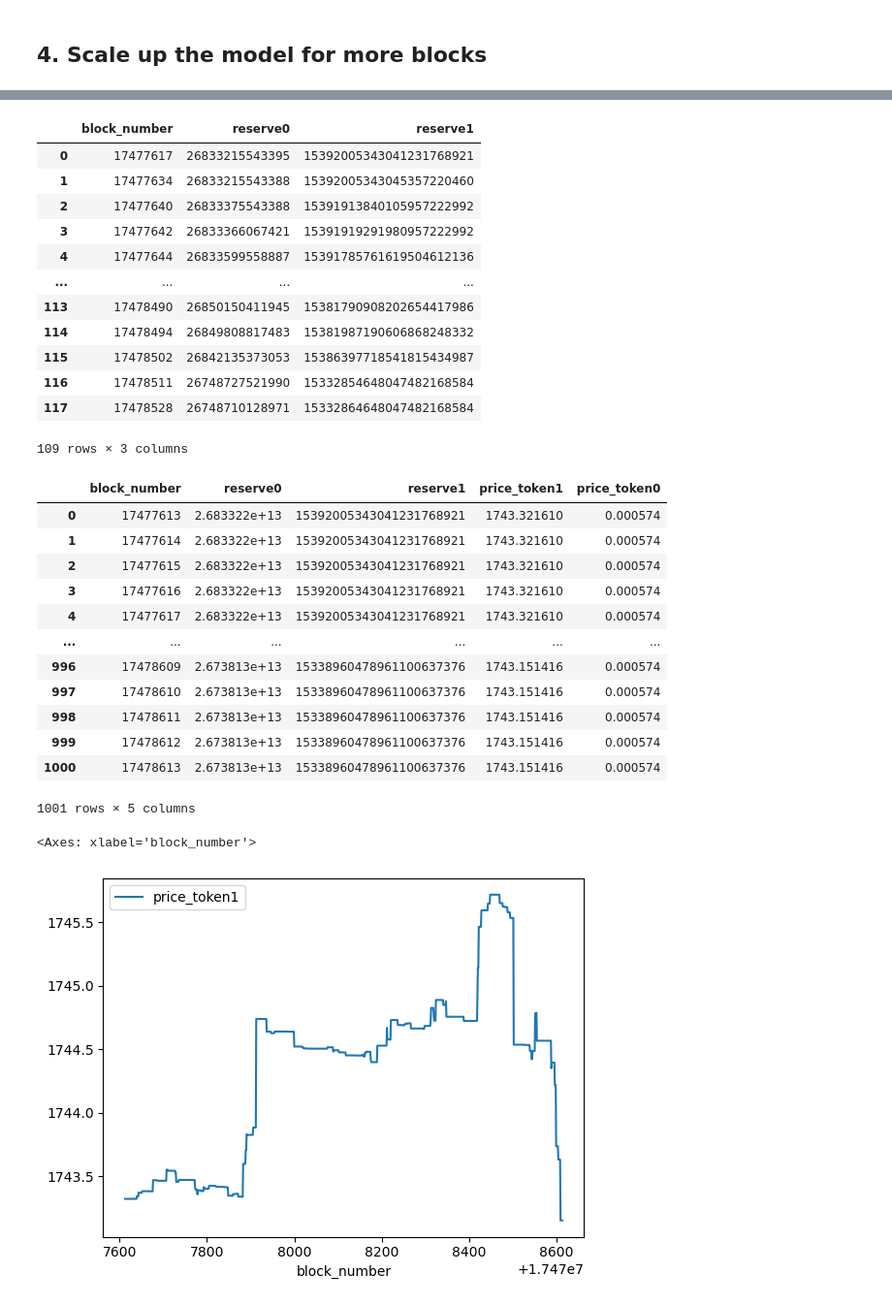
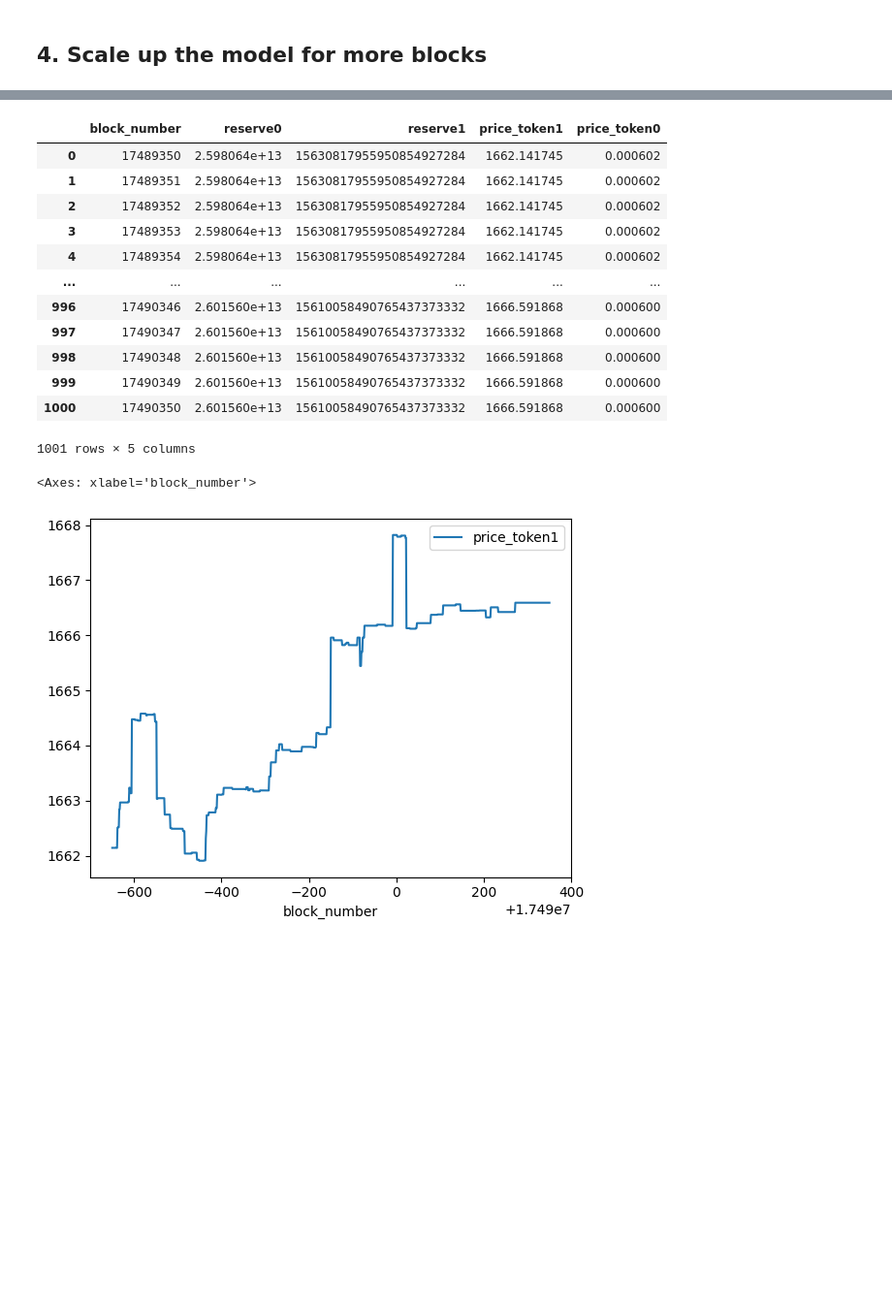
Before and after one commit to credmark/credmark-models-notebook, a Jupyter notebook: workshop/20230620-MetricsDAO.ipynb, the cells around one changed output, grey strips where cells are left out. Shown at 97% size. Cells and saved outputs as stored; diff of their text form; code cells hidden in the pictures; blank space fills up the shorter version.

Commit message:
post-discussion update

```diff
--- a/workshop/20230620-MetricsDAO.ipynb
+++ b/workshop/20230620-MetricsDAO.ipynb
@@ -44,10 +73,11 @@ print((wbtc.symbol, wbtc.total_supply, wbtc.decimals))
 # %%
-# fetch the recent WBTC transfers
+# Fetch the recent WBTC transfers
 
 with context.ledger.TokenTransfer as q:
-    df = q.select(q.columns,
-                  where=q.TOKEN_ADDRESS.eq(wbtc.address).and_(q.BLOCK_NUMBER.between_(context.block_number - 1000000, context.block_number)),
-                  order_by=q.BLOCK_NUMBER.desc(), limit=1).to_dataframe()
+    df = q.select(columns=q.columns,
+                  where=q.TOKEN_ADDRESS.eq(wbtc.address).and_(q.BLOCK_NUMBER.between_(context.block_number - 1000, context.block_number)),
+                  order_by=q.BLOCK_NUMBER.desc(),
+                  limit=1).to_dataframe()
 
 display(df)
 # %% [output]
@@ -142,7 +173,7 @@ print(price_eth)
 ## 3. Write a model
 # %%
 from credmark.cmf.model import Model
-
+from credmark.cmf.types import Contract, Token
 
 @Model.describe(
     slug='jit.uniswap-v2-reserve',
@@ -150,13 +181,18 @@ from credmark.cmf.model import Model
     input=Contract,
     output=dict)
 class UniswapV2Reserve(Model):
-    def run(self, input):
+    def run(self, input: Contract):
+        # get the tokens in this pool
         token0_addr = input.functions.token0().call()
         token1_addr = input.functions.token1().call()
+        # create the Token objects
         token0 = Token(token0_addr)
         token1 = Token(token1_addr)
+        # get the reserve
         _reserve0, _reserve1, _block_timestamp_last = input.functions.getReserves().call()
+        # calculate the price
         price_token1 = token0.scaled(_reserve0) / token1.scaled(_reserve1)
+        # return the result
         return {'price_token1': price_token1,
                 'price_token0': 1 / price_token1,
                 'reserve0': _reserve0,
@@ -202,11 +252,9 @@ for offset in range(10):
 # %%
-# Uniswap V2 pool's reserve changes with Mint/Burn/Swap, it kept a record of these events.
-# Event Sync occurs together with Mint/Burn to record the reserve, that's we need.
 # Let's query the ledger database for the event log for Sync.
 # Querying this data only takes less than a second.
 
 with eth_usdc_pool.ledger.events.Sync as q:
-    df = q.select(q.columns,
+    df = q.select(columns=q.columns,
                   where=q.BLOCK_NUMBER.ge(context.block_number-1000),
                   order_by=q.BLOCK_NUMBER.comma_(q.LOG_INDEX)).to_dataframe()
 
@@ -260,69 +279,42 @@ display(df_post_events)
 # %%
 import pandas as pd
 
 df_clean = (df
             .drop_duplicates(subset=['block_number'], keep='last')
             .loc[:, ['block_number', 'evt_reserve0', 'evt_reserve1']]
             .rename(columns={'evt_reserve0': 'reserve0', 'evt_reserve1': 'reserve1'})
             .assign(block_number=lambda x: x.block_number.astype(int),
                     reserve0=lambda x: x.reserve0.apply(int),
                     reserve1=lambda x: x.reserve1.apply(int),))
-
-display(df_clean)
-
-df_clean = pd.concat([df_clean, df_post_events]).reset_index(drop=True)
-
-current_reserve = context.run_model('jit.uniswap-v2-reserve',
-                                    {'address': '0xB4e16d0168e52d35CaCD2c6185b44281Ec28C9Dc'})
-
-if df_clean.empty or df_clean.loc[df_clean.shape[0]-1, 'block_number'] != context.block_number:
-    df_clean = pd.concat([
-        df_clean,
-        pd.DataFrame({'block_number': [context.block_number],
-                      'reserve0': [current_reserve['reserve0']],
-                      'reserve1': [current_reserve['reserve1']]})]).reset_index(drop=True)
 
 df_clean['price_token1'] = token0.scaled(df_clean['reserve0']) / token1.scaled(df_clean['reserve1'])
 df_clean['price_token0'] = 1 / df_clean['price_token1']
 
 df_clean = (df_clean
             .merge(pd.DataFrame({'block_number': range(context.block_number-1000, context.block_number+1)}), how='right')
             .sort_values('block_number')
             .fillna(method='ffill')
             .fillna(method='bfill'))
 
 display(df_clean)
 
 df_clean.plot('block_number', 'price_token1')
 # %% [output]
-|  | block_number | reserve0 | reserve1 |
-| 0 | 17477617 | 26833215543395 | 15392005343041231768921 |
-| 1 | 17477634 | 26833215543388 | 15392005343045357220460 |
-| 2 | 17477640 | 26833375543388 | 15391913840105957222992 |
-| 3 | 17477642 | 26833366067421 | 15391919291980957222992 |
-| 4 | 17477644 | 26833599558887 | 15391785761619504612136 |
-| ... | ... | ... | ... |
-| 113 | 17478490 | 26850150411945 | 15381790908202654417986 |
-| 114 | 17478494 | 26849808817483 | 15381987190606868248332 |
-| 115 | 17478502 | 26842135373053 | 15386397718541815434987 |
-| 116 | 17478511 | 26748727521990 | 15332854648047482168584 |
-| 117 | 17478528 | 26748710128971 | 15332864648047482168584 |
+|  | block_number | reserve0 | reserve1 | price_token1 | price_token0 |
+| 0 | 17489350 | 2.598064e+13 | 15630817955950854927284 | 1662.141745 | 0.000602 |
+| 1 | 17489351 | 2.598064e+13 | 15630817955950854927284 | 1662.141745 | 0.000602 |
+| 2 | 17489352 | 2.598064e+13 | 15630817955950854927284 | 1662.141745 | 0.000602 |
+| 3 | 17489353 | 2.598064e+13 | 15630817955950854927284 | 1662.141745 | 0.000602 |
+| 4 | 17489354 | 2.598064e+13 | 15630817955950854927284 | 1662.141745 | 0.000602 |
+| ... | ... | ... | ... | ... | ... |
+| 996 | 17490346 | 2.601560e+13 | 15610058490765437373332 | 1666.591868 | 0.000600 |
+| 997 | 17490347 | 2.601560e+13 | 15610058490765437373332 | 1666.591868 | 0.000600 |
+| 998 | 17490348 | 2.601560e+13 | 15610058490765437373332 | 1666.591868 | 0.000600 |
+| 999 | 17490349 | 2.601560e+13 | 15610058490765437373332 | 1666.591868 | 0.000600 |
+| 1000 | 17490350 | 2.601560e+13 | 15610058490765437373332 | 1666.591868 | 0.000600 |
-109 rows × 3 columns
+1001 rows × 5 columns
-|  | block_number | reserve0 | reserve1 | price_token1 | price_token0 |
-| 0 | 17477613 | 2.683322e+13 | 15392005343041231768921 | 1743.321610 | 0.000574 |
-| 1 | 17477614 | 2.683322e+13 | 15392005343041231768921 | 1743.321610 | 0.000574 |
-| 2 | 17477615 | 2.683322e+13 | 15392005343041231768921 | 1743.321610 | 0.000574 |
-| 3 | 17477616 | 2.683322e+13 | 15392005343041231768921 | 1743.321610 | 0.000574 |
-| 4 | 17477617 | 2.683322e+13 | 15392005343041231768921 | 1743.321610 | 0.000574 |
-| ... | ... | ... | ... | ... | ... |
-| 996 | 17478609 | 2.673813e+13 | 15338960478961100637376 | 1743.151416 | 0.000574 |
-| 997 | 17478610 | 2.673813e+13 | 15338960478961100637376 | 1743.151416 | 0.000574 |
-| 998 | 17478611 | 2.673813e+13 | 15338960478961100637376 | 1743.151416 | 0.000574 |
-| 999 | 17478612 | 2.673813e+13 | 15338960478961100637376 | 1743.151416 | 0.000574 |
-| 1000 | 17478613 | 2.673813e+13 | 15338960478961100637376 | 1743.151416 | 0.000574 |
-1001 rows × 5 columns
+<Axes: xlabel='block_number'>
-<Axes: xlabel='block_number'>
-[figure, old version]
+[figure, new version]
 # %% [markdown]
 ## Summary
 
```
Also changed, not shown: parts of 14 cells of this notebook, 1 other file.
